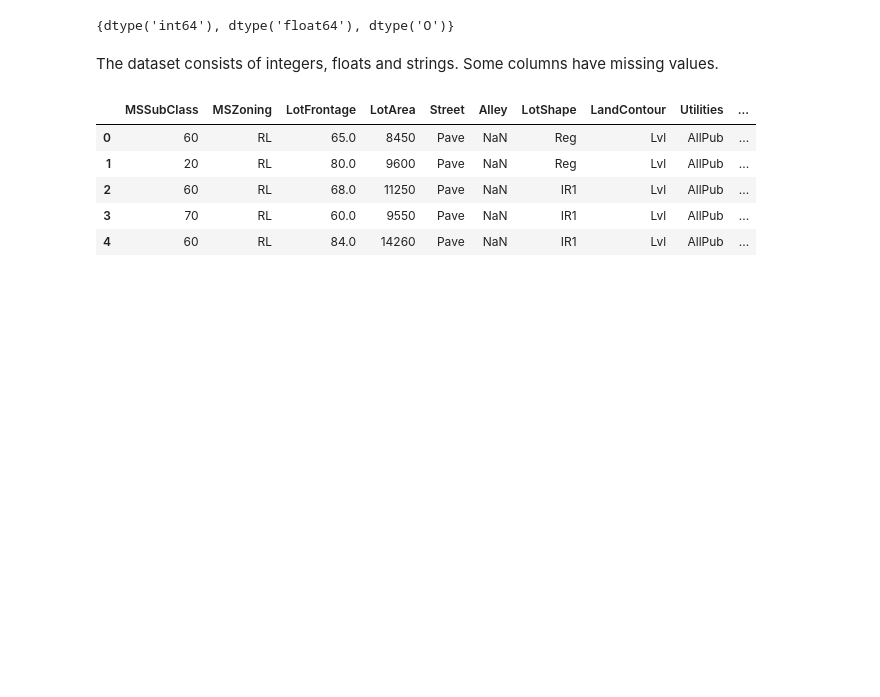
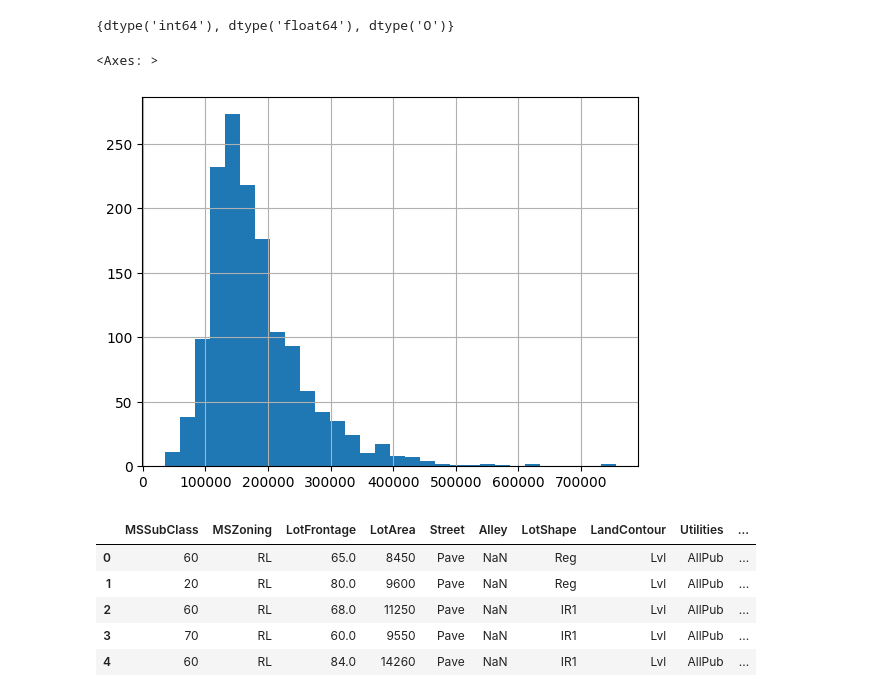
Before and after one commit to vanneva/Kaggle_House_Prices, a Jupyter notebook: main.ipynb, the cells around one changed output. Cells and saved outputs as stored; diff of their text form; code cells hidden in the pictures; blank space fills up the shorter version.

```diff
--- a/main.ipynb
+++ b/main.ipynb
@@ -35,6 +45,9 @@ Data columns (total 81 columns):
 dtypes: float64(3), int64(35), object(43)
 memory usage: 924.0+ KB
 {dtype('int64'), dtype('float64'), dtype('O')}
-# %% [markdown]
-The dataset consists of integers, floats and strings. Some columns have missing values.
+# %%
+train_df['SalePrice'].hist(bins=30)
+# %% [output]
+<Axes: >
+[figure, added]
 # %%
```
Also changed, not shown: parts of 19 cells of this notebook, 1 other file.
